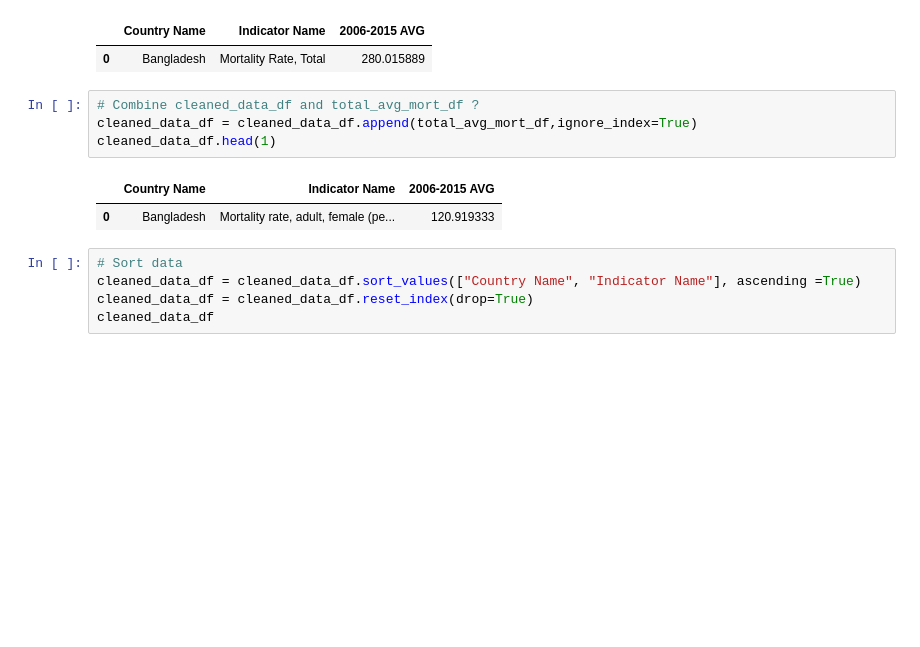
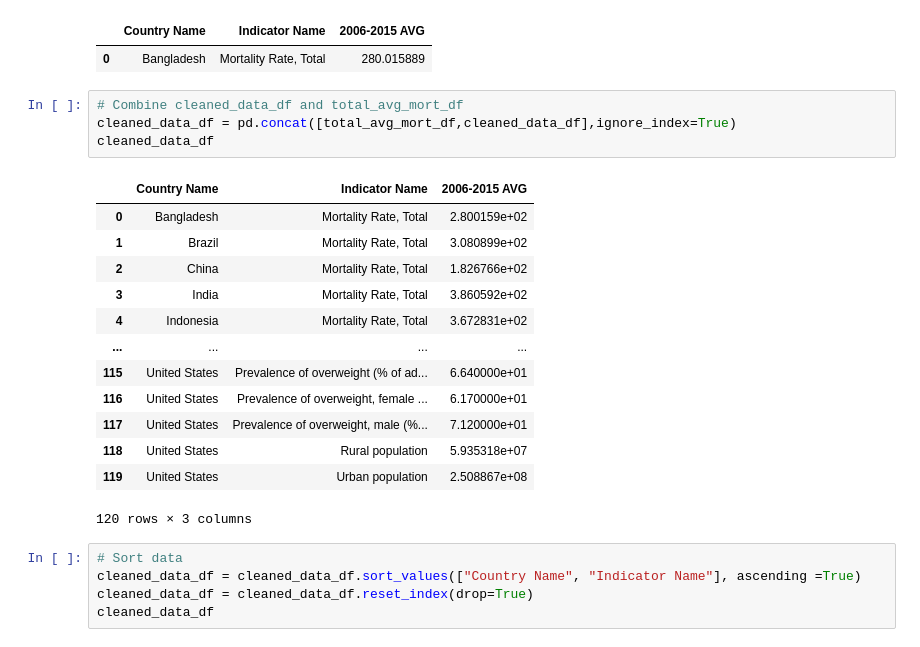
Before and after one commit to ralphy32/project_1, a Jupyter notebook: project1.ipynb, the cells around one changed output. Cells and saved outputs as stored; diff of their text form; blank space fills up the shorter version.

Commit message:
Change append to concat

```diff
--- a/project1.ipynb
+++ b/project1.ipynb
@@ -125,12 +125,23 @@ total_avg_mort_df.head(1)
 |  | Country Name | Indicator Name | 2006-2015 AVG |
 | 0 | Bangladesh | Mortality Rate, Total | 280.015889 |
 # %%
-# Combine cleaned_data_df and total_avg_mort_df ?
-cleaned_data_df = cleaned_data_df.append(total_avg_mort_df,ignore_index=True)
-cleaned_data_df.head(1)
+# Combine cleaned_data_df and total_avg_mort_df
+cleaned_data_df = pd.concat([total_avg_mort_df,cleaned_data_df],ignore_index=True)
+cleaned_data_df
 # %% [output]
 |  | Country Name | Indicator Name | 2006-2015 AVG |
-| 0 | Bangladesh | Mortality rate, adult, female (pe... | 120.919333 |
+| 0 | Bangladesh | Mortality Rate, Total | 2.800159e+02 |
+| 1 | Brazil | Mortality Rate, Total | 3.080899e+02 |
+| 2 | China | Mortality Rate, Total | 1.826766e+02 |
+| 3 | India | Mortality Rate, Total | 3.860592e+02 |
+| 4 | Indonesia | Mortality Rate, Total | 3.672831e+02 |
+| ... | ... | ... | ... |
+| 115 | United States | Prevalence of overweight (% of ad... | 6.640000e+01 |
+| 116 | United States | Prevalence of overweight, female ... | 6.170000e+01 |
+| 117 | United States | Prevalence of overweight, male (%... | 7.120000e+01 |
+| 118 | United States | Rural population | 5.935318e+07 |
+| 119 | United States | Urban population | 2.508867e+08 |
+120 rows × 3 columns
 # %%
 # Sort data
 cleaned_data_df = cleaned_data_df.sort_values(["Country Name", "Indicator Name"], ascending =True)
```
Also changed, not shown: parts of 1 cell of this notebook, 1 other file.
